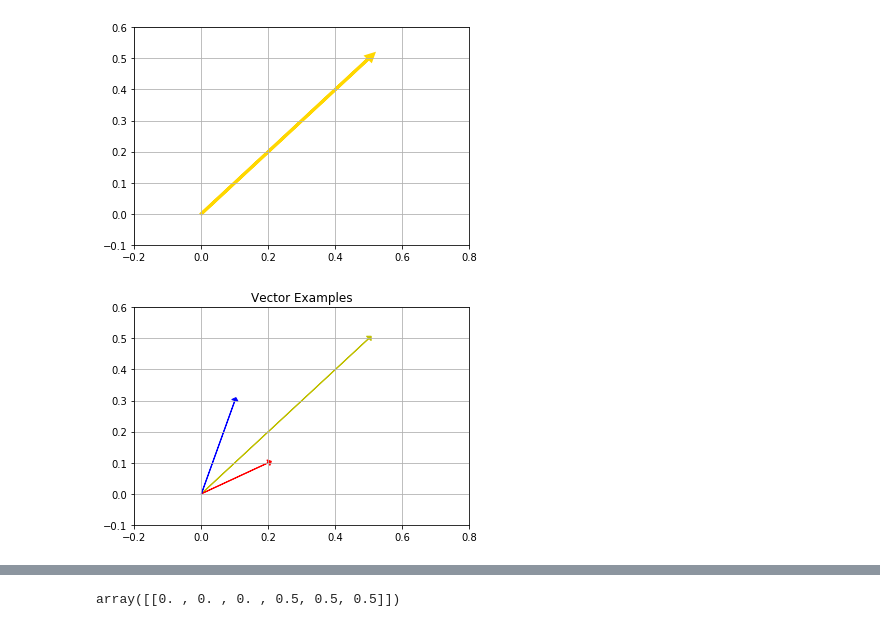
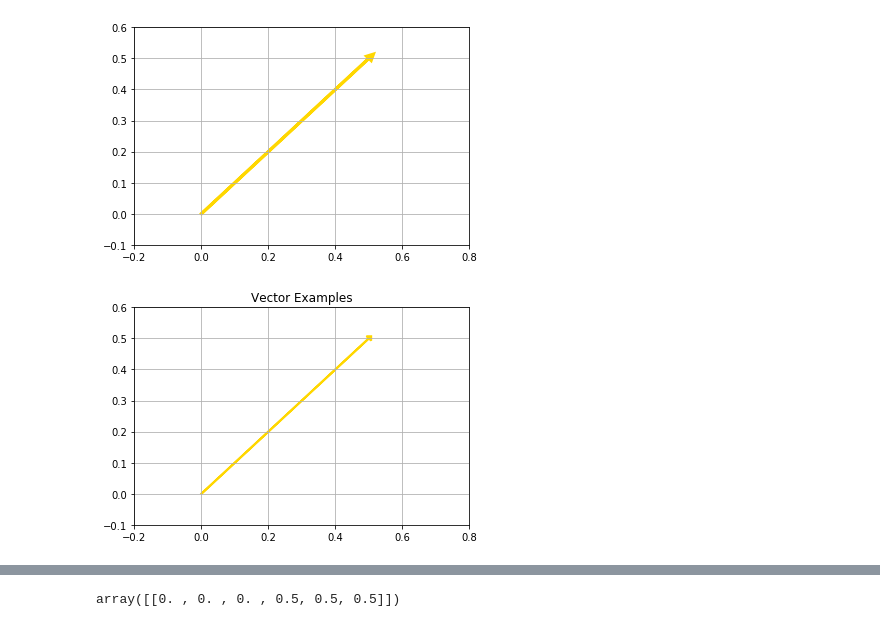
Before and after one commit to raklives/DS-Unit-1-Sprint-3-Linear-Algebra, a Jupyter notebook: module1-vectors-and-matrices/LS_DS_131_Vectors_and_Matrices_Assignment.ipynb, the cells around one changed output, grey strips where cells are left out. Saved outputs shown, nothing was run; the diff lists cells and outputs as text; code cells hidden in the pictures.

```diff
--- a/module1-vectors-and-matrices/LS_DS_131_Vectors_and_Matrices_Assignment.ipynb
+++ b/module1-vectors-and-matrices/LS_DS_131_Vectors_and_Matrices_Assignment.ipynb
@@ -98,7 +95,7 @@ blue = [.1, .3]
 # examine their 'components'
 print(yellow[0])
 
-for color in [yellow, red, blue]:
+for color in [yellow]:
   print(color[1])
 # %% [output]
 0.5
@@ -126,17 +121,22 @@ plt.show()
 # %% [output]
 [figure]
 # %%
-# plot all three vector
-
+# plt the same vector more efficient code.
 fig, ax = plt.subplots()
 ax.grid()
 plt.xlim(-.2,.8)
 plt.ylim(-.1,.6)
 
-plt.arrow(0, 0, yellow[0], yellow[1], head_width=.02, head_length=0.01, color = 'y')
-plt.arrow(0, 0, .2, .1, head_width=.02, head_length=0.01, color = 'r')
-plt.arrow(0, 0, .1, .3, head_width=.02, head_length=0.01, color = 'b')
-plt.title('Vector Examples')
+for color, vector in [('gold',yellow)]:
+  plt.arrow(0, 0,
+            vector[0],
+            vector[1],
+            head_width=.02,
+            head_length=0.01,
+            linewidth=2,
+            color = color)
+  plt.title('Vector Examples')
+
 plt.show()
 # %% [output]
-[figure, old version]
+[figure, new version]
```
Also changed, not shown: parts of 24 cells of this notebook.
